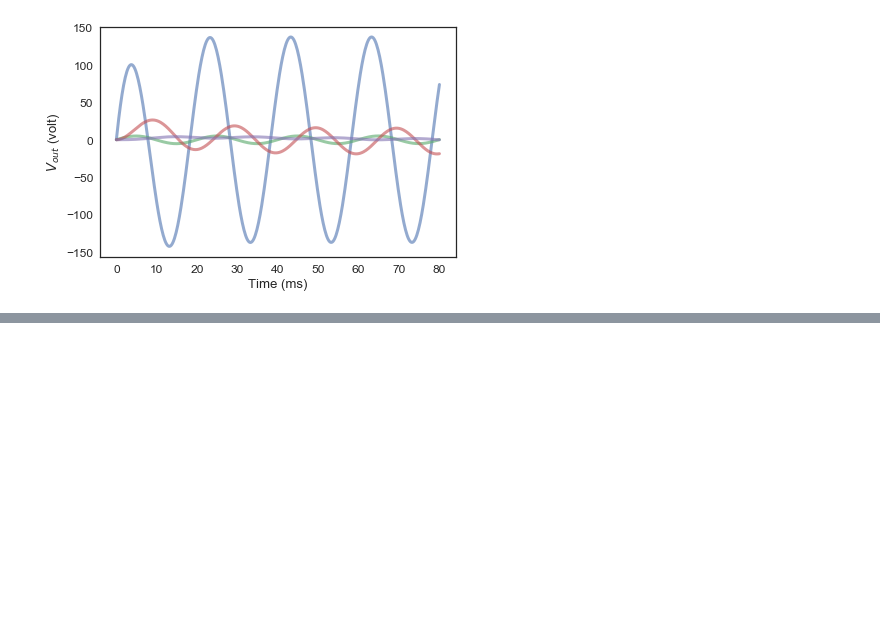
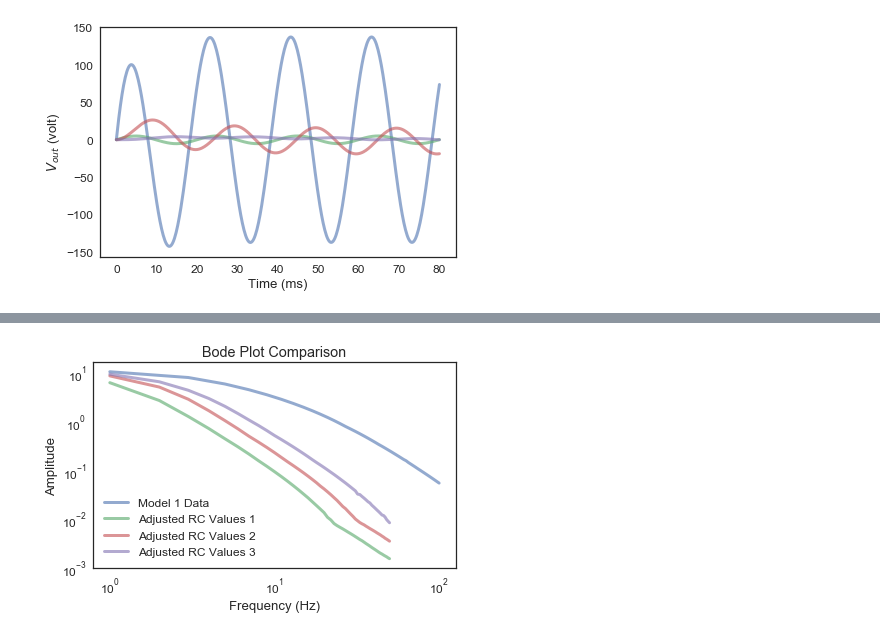
Before and after one commit to ThomasJagielski/ModSimPy, a Jupyter notebook: code/EKG Circuit Optimization Final.ipynb, the cells around one changed output, grey strips where cells are left out. Saved outputs shown, nothing was run; the diff lists cells and outputs as text; code cells hidden in the pictures; blank space fills up the shorter version.

```diff
--- a/code/EKG Circuit Optimization Final.ipynb
+++ b/code/EKG Circuit Optimization Final.ipynb
@@ -759,0 +789,12 @@ decorate(xlabel='Frequency (Hz)',
+# %%
+plot(sweep, label = 'Model 1 Data')
+plot(sweep2, label = 'Adjusted RC Values 1')
+plot(sweep3, label = 'Adjusted RC Values 2')
+plot(sweep4, label = 'Adjusted RC Values 3')
+decorate(xlabel='Frequency (Hz)',
+             ylabel='Amplitude',
+             xscale='log',
+             yscale='log',
+             title='Bode Plot Comparison')
+# %% [output]
+[figure, added]
```
Also changed, not shown: parts of 29 cells of this notebook.
